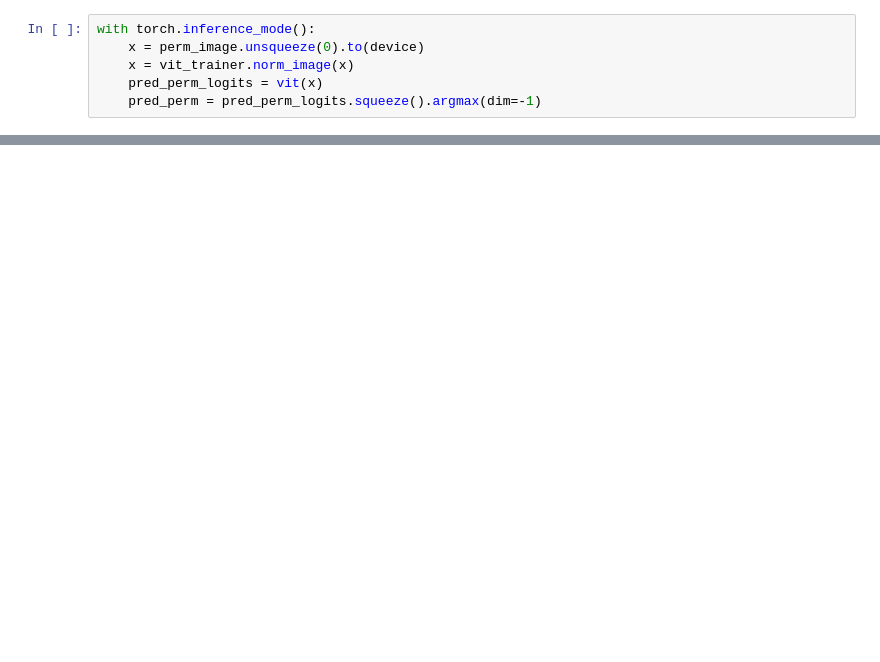
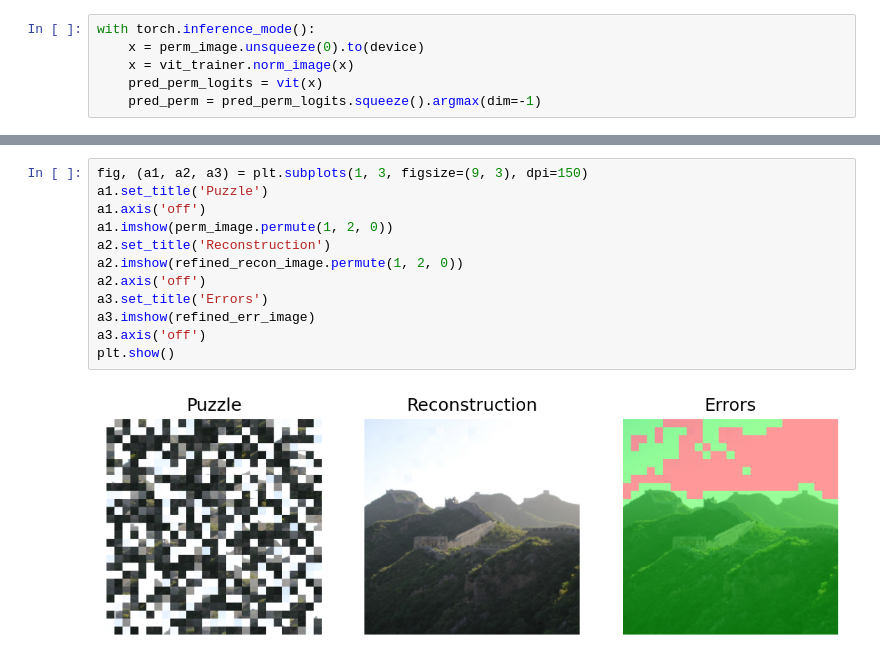
Before and after one commit to Unturned3/vlr-project, a Jupyter notebook: demo.ipynb, the cells around one changed output, grey strips where cells are left out. Cells and saved outputs as stored; diff of their text form; blank space fills up the shorter version.

```diff
--- a/demo.ipynb
+++ b/demo.ipynb
@@ -113,0 +142,14 @@ plt.show()
+# %%
+fig, (a1, a2, a3) = plt.subplots(1, 3, figsize=(9, 3), dpi=150)
+a1.set_title('Puzzle')
+a1.axis('off')
+a1.imshow(perm_image.permute(1, 2, 0))
+a2.set_title('Reconstruction')
+a2.imshow(refined_recon_image.permute(1, 2, 0))
+a2.axis('off')
+a3.set_title('Errors')
+a3.imshow(refined_err_image)
+a3.axis('off')
+plt.show()
+# %% [output]
+[figure, added]
```
Also changed, not shown: parts of 10 cells of this notebook, 1 other file.
